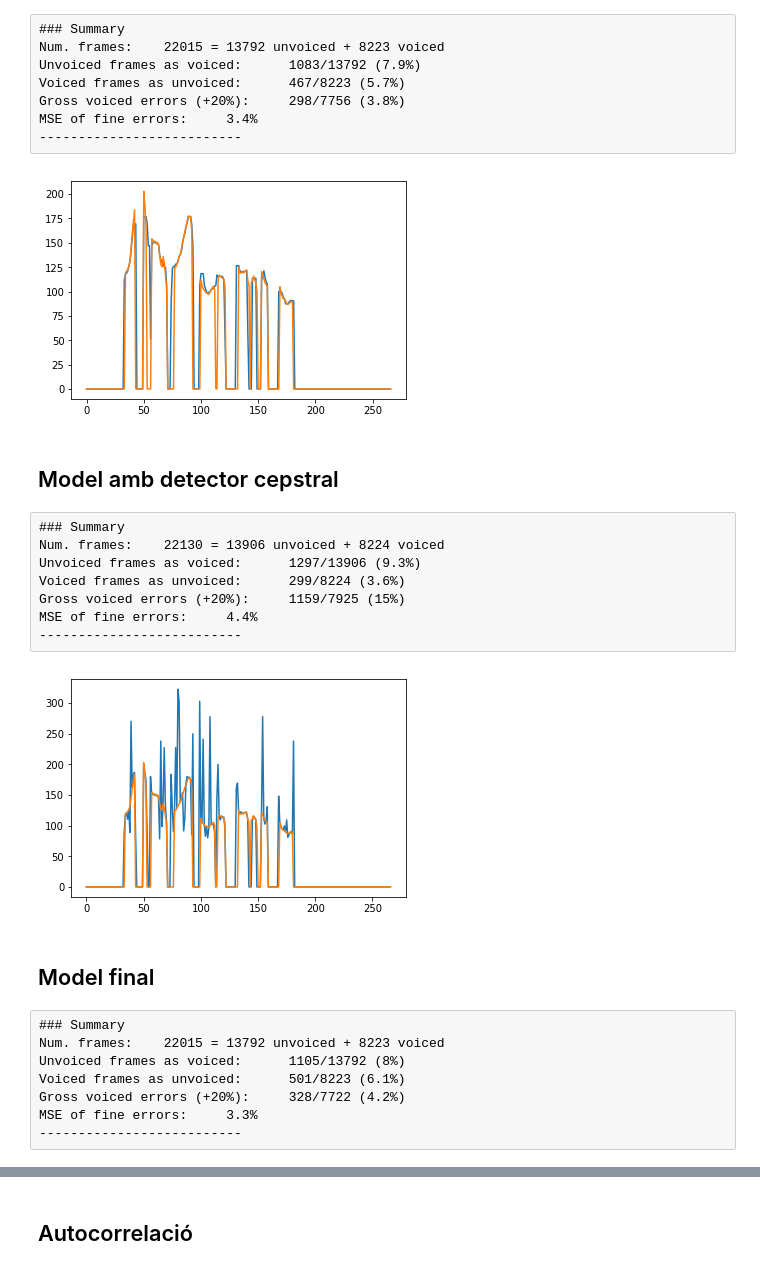
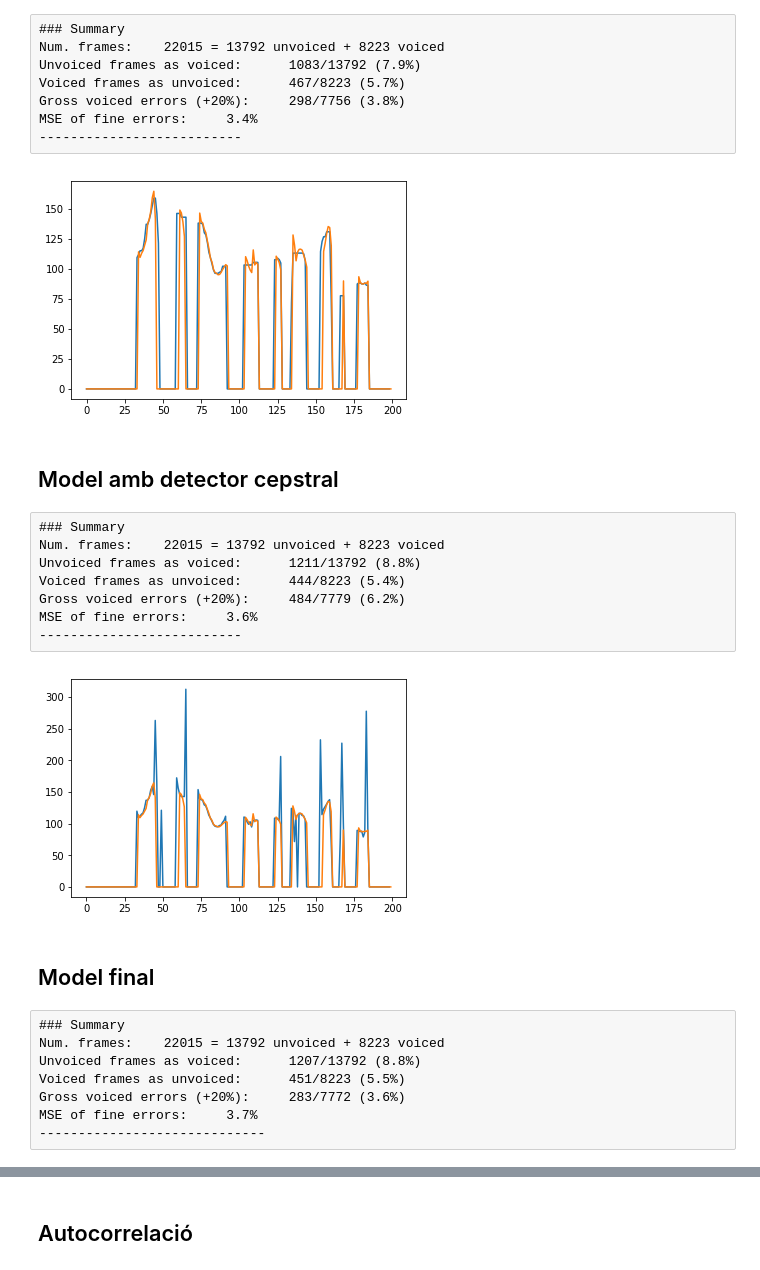
Before and after one commit to jaumecolomhernandez/pav, a Jupyter notebook: practica3/Mem_practica3.ipynb, the cells around one changed output, grey strips where cells are left out. Drawn from its saved outputs; the diff is of its cells as text; code cells hidden in the pictures.

Commit message:
Modificació cepstrum -Millora la precisió al 3.6% (gross errors)

```diff
--- a/practica3/Mem_practica3.ipynb
+++ b/practica3/Mem_practica3.ipynb
@@ -94,29 +94,29 @@ MSE of fine errors:     3.4%
 --------------------------
 # %%
 #Plot dona 50 ms
-num = '39'
+num = '26'
 data = np.loadtxt('./exports/rl0'+num+'.f0')
 data2 = np.loadtxt('./exports/rl0'+num+'.f0ref')
 fig = plt.figure()
 ax = fig.add_subplot(1, 1, 1)
 ax.plot(data)
 ax.plot(data2)
 plt.show()
 # %% [output]
-[figure, old version]
+[figure, new version]
 # %% [markdown]
 ## Model amb detector cepstral
 # %% [raw]
 ### Summary
-Num. frames:    22130 = 13906 unvoiced + 8224 voiced
-Unvoiced frames as voiced:      1297/13906 (9.3%)
-Voiced frames as unvoiced:      299/8224 (3.6%)
-Gross voiced errors (+20%):     1159/7925 (15%)
-MSE of fine errors:     4.4%
+Num. frames:    22015 = 13792 unvoiced + 8223 voiced
+Unvoiced frames as voiced:      1211/13792 (8.8%)
+Voiced frames as unvoiced:      444/8223 (5.4%)
+Gross voiced errors (+20%):     484/7779 (6.2%)
+MSE of fine errors:     3.6%
 --------------------------
 # %%
 #Plot dona 50 ms
-num = '39'
+num = '26'
 data = np.loadtxt('./exports/rl0'+num+'.f0')
 data2 = np.loadtxt('./exports/rl0'+num+'.f0ref')
 fig = plt.figure()
@@ -125,15 +125,15 @@ ax.plot(data)
 ax.plot(data2)
 plt.show()
 # %% [output]
-[figure, old version]
+[figure, new version]
 # %% [markdown]
 ## Model final
 # %% [raw]
 ### Summary
 Num. frames:    22015 = 13792 unvoiced + 8223 voiced
-Unvoiced frames as voiced:      1105/13792 (8%)
-Voiced frames as unvoiced:      501/8223 (6.1%)
-Gross voiced errors (+20%):     328/7722 (4.2%)
-MSE of fine errors:     3.3%
---------------------------
+Unvoiced frames as voiced:      1207/13792 (8.8%)
+Voiced frames as unvoiced:      451/8223 (5.5%)
+Gross voiced errors (+20%):     283/7772 (3.6%)
+MSE of fine errors:     3.7%
+-----------------------------
 # %%
```
Also changed, not shown: parts of 1 cell of this notebook, 6 other files.
